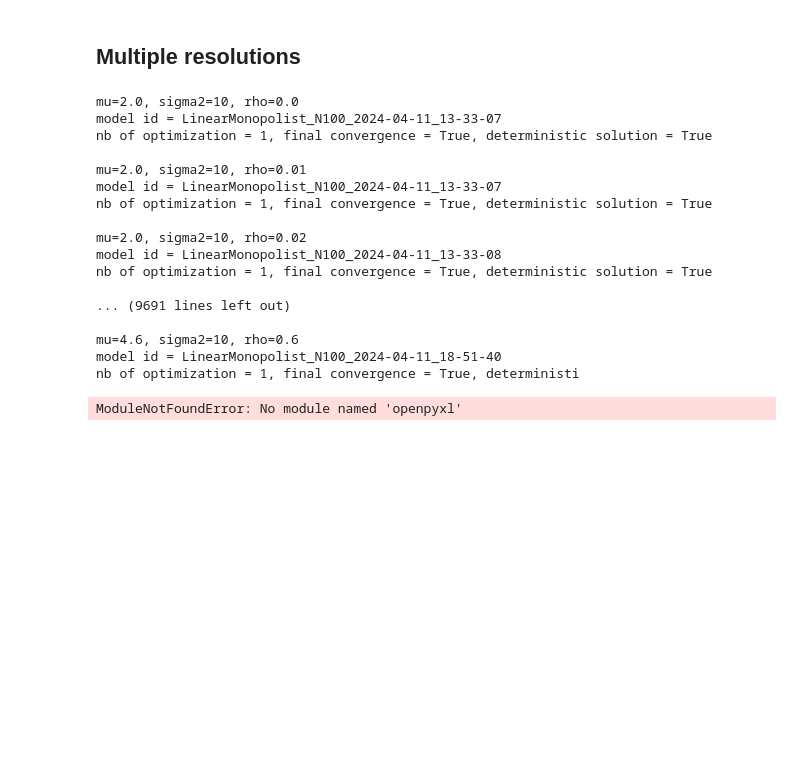
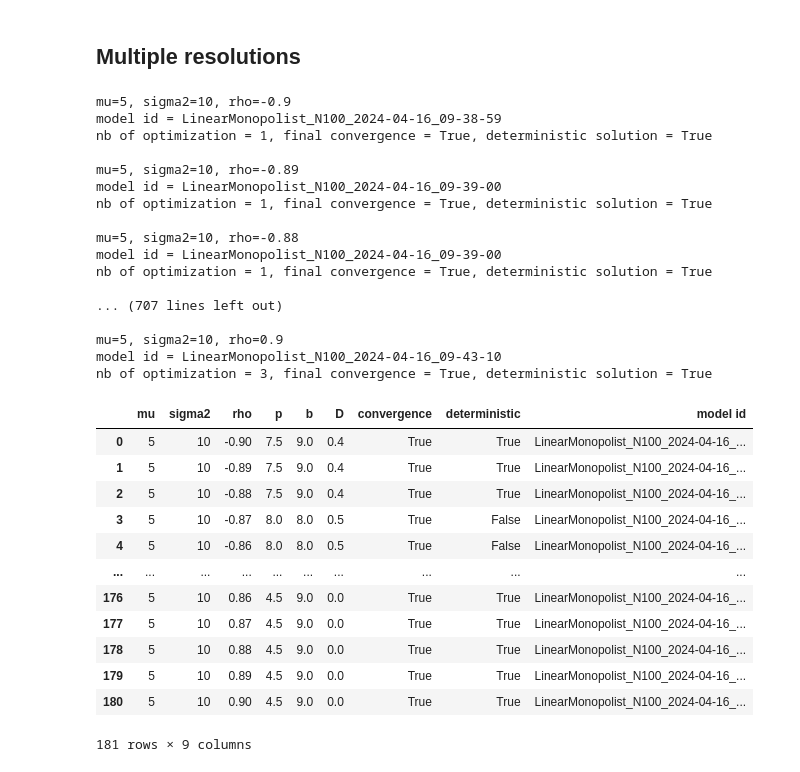
Before and after one commit to x-dupuis/screening-algo, a Jupyter notebook: examples/Schmalensee.ipynb, the cells around one changed output. Saved outputs shown, nothing was run; the diff lists cells and outputs as text; code cells hidden in the pictures; blank space fills up the shorter version.

```diff
--- a/examples/Schmalensee.ipynb
+++ b/examples/Schmalensee.ipynb
@@ -158,10 +185,11 @@ theta0, theta1 = np.meshgrid(theta0,theta1)
 theta = np.stack((theta0.flatten(), theta1.flatten())); N = theta.shape[-1] # number of types
 
 kmax = ceil(sqrt(N))+1
-df_prices = pd.DataFrame(columns=['mu', 'sigma2', 'rho', 'p', 'b', 'convergence', 'deterministic', 'model id'])
+df_prices = pd.DataFrame(columns=['mu', 'sigma2', 'rho', 'p', 'b', 'D', 'convergence', 'deterministic', 'model id'])
 
-sigma2 = 10
-for mu, rho in itertools.product(np.linspace(2, 8, num=61),np.linspace(0, 0.9, num=91)): # num=7 x num=10 or num=61 x num=91
+mu = 5; sigma2 = 10
+# for mu, rho in itertools.product(np.linspace(2, 8, num=61),np.linspace(0, 0.9, num=91)): # num=7 x num=10 or num=61 x num=91
+for rho in np.linspace(-0.9, 0.9, num=181): # num=19 or num=181
     print(f'mu={mu}, sigma2={sigma2}, rho={rho}')
 
     distribution = multivariate_normal(mu*np.array([1, 1]), sigma2*np.array([[1, rho], [rho,1]]))
@@ -181,48 +209,59 @@ for mu, rho in itertools.product(np.linspace(2, 8, num=61),np.linspace(0, 0.9, n
     while k < kmax and np.any(test==False):
         k += 1
         # print(f'OPTIMIZATION {k}: {len(model.indices)} IC constraints')
         model.solve(warmstart=True, it_max = 1e4, stepratio=0.1, log=0, ) #path='results/Schmalensee/'+model.id) #sqrt(len(model.indices)) #len(model.indices)
         # model.residuals()
         # print(f'IC constraints: {len(model.IC_binding)} binding, {len(model.IC_violated)} violated\n')
         # model.indices = sorted(set(model.indices).union(model.IC_violated))
         model.indices = sorted(set(model.indices).union(set(model.IC_violated).intersection(model.ind_local(k*ceil(sqrt(N))))))
         model.local(model.indices)
         test = np.array([model.converged, len(model.IC_violated)==0])
     # elapsed = timer() - t_start
     # print(f'elapsed time = {str(timedelta(seconds=elapsed))}')
     if model.converged == False:
         k +=1
         model.solve(warmstart=True, stepratio=0.1, it_max=1e5, tol_primal=1e-6, tol_dual=1e-6, scale=True, log=0)
 
     model.output(log=0,) # path='results/Schmalensee/'+model.id)
     prices = np.unique(model.p.round(6))
-    df_prices.loc[len(df_prices)] = [mu, sigma2, rho,  prices[1], prices[-1], model.converged, len(prices)==3, model.id]
+    df_prices.loc[len(df_prices)] = [mu, sigma2, rho,  prices[1], prices[-1], 1-prices[-1]/(2*prices[1]), model.converged, len(prices)==3, model.id]
     print(f'nb of optimization = {k}, final convergence = {model.converged}, deterministic solution = {len(prices)==3}\n')
 
-# df_prices.loc[:,['mu', 'rho', 'p', 'b']]
+# path = 'results/Schmalensee/prices-rho_N'+str(model.N)
+# with pd.ExcelWriter(path+'.xlsx') as writer:
+#                 df_prices.round(3).to_excel(writer, sheet_name='prices')
 
-path = 'results/Schmalensee/prices_N'+str(model.N)
-with pd.ExcelWriter(path+'.xlsx') as writer:
-                df_prices.round(3).to_excel(writer, sheet_name='prices')
-
+# df_prices.loc[:,['mu', 'rho', 'p', 'b', 'D']]
 df_prices
 # %% [output]
-mu=2.0, sigma2=10, rho=0.0
-model id = LinearMonopolist_N100_2024-04-11_13-33-07
+mu=5, sigma2=10, rho=-0.9
+model id = LinearMonopolist_N100_2024-04-16_09-38-59
 nb of optimization = 1, final convergence = True, deterministic solution = True
 
-mu=2.0, sigma2=10, rho=0.01
-model id = LinearMonopolist_N100_2024-04-11_13-33-07
+mu=5, sigma2=10, rho=-0.89
+model id = LinearMonopolist_N100_2024-04-16_09-39-00
 nb of optimization = 1, final convergence = True, deterministic solution = True
 
-mu=2.0, sigma2=10, rho=0.02
-model id = LinearMonopolist_N100_2024-04-11_13-33-08
+mu=5, sigma2=10, rho=-0.88
+model id = LinearMonopolist_N100_2024-04-16_09-39-00
 nb of optimization = 1, final convergence = True, deterministic solution = True
 
-... (9691 lines left out)
+... (707 lines left out)
 
-mu=4.6, sigma2=10, rho=0.6
-model id = LinearMonopolist_N100_2024-04-11_18-51-40
-nb of optimization = 1, final convergence = True, deterministi
+mu=5, sigma2=10, rho=0.9
+model id = LinearMonopolist_N100_2024-04-16_09-43-10
+nb of optimization = 3, final convergence = True, deterministic solution = True
+|  | mu | sigma2 | rho | p | b | D | convergence | deterministic | model id |
+| 0 | 5 | 10 | -0.90 | 7.5 | 9.0 | 0.4 | True | True | LinearMonopolist_N100_2024-04-16_... |
+| 1 | 5 | 10 | -0.89 | 7.5 | 9.0 | 0.4 | True | True | LinearMonopolist_N100_2024-04-16_... |
+| 2 | 5 | 10 | -0.88 | 7.5 | 9.0 | 0.4 | True | True | LinearMonopolist_N100_2024-04-16_... |
+| 3 | 5 | 10 | -0.87 | 8.0 | 8.0 | 0.5 | True | False | LinearMonopolist_N100_2024-04-16_... |
+| 4 | 5 | 10 | -0.86 | 8.0 | 8.0 | 0.5 | True | False | LinearMonopolist_N100_2024-04-16_... |
+| ... | ... | ... | ... | ... | ... | ... | ... | ... | ... |
+| 176 | 5 | 10 | 0.86 | 4.5 | 9.0 | 0.0 | True | True | LinearMonopolist_N100_2024-04-16_... |
+| 177 | 5 | 10 | 0.87 | 4.5 | 9.0 | 0.0 | True | True | LinearMonopolist_N100_2024-04-16_... |
+| 178 | 5 | 10 | 0.88 | 4.5 | 9.0 | 0.0 | True | True | LinearMonopolist_N100_2024-04-16_... |
+| 179 | 5 | 10 | 0.89 | 4.5 | 9.0 | 0.0 | True | True | LinearMonopolist_N100_2024-04-16_... |
+| 180 | 5 | 10 | 0.90 | 4.5 | 9.0 | 0.0 | True | True | LinearMonopolist_N100_2024-04-16_... |
-ModuleNotFoundError: No module named 'openpyxl'
+181 rows × 9 columns
 # %%
```
Also changed, not shown: parts of 15 cells of this notebook, 2 other files.
